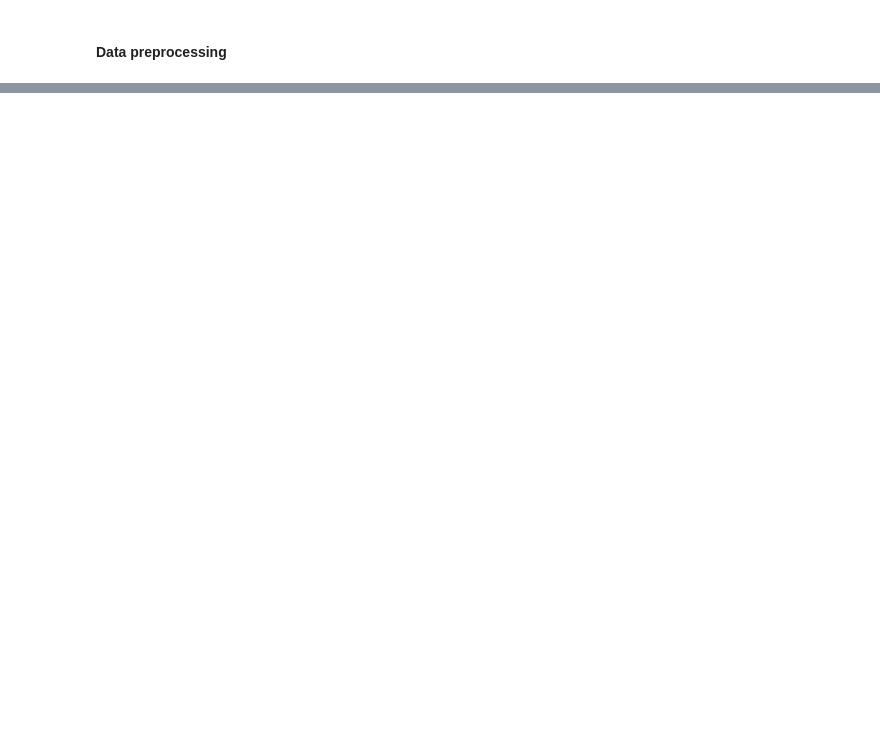
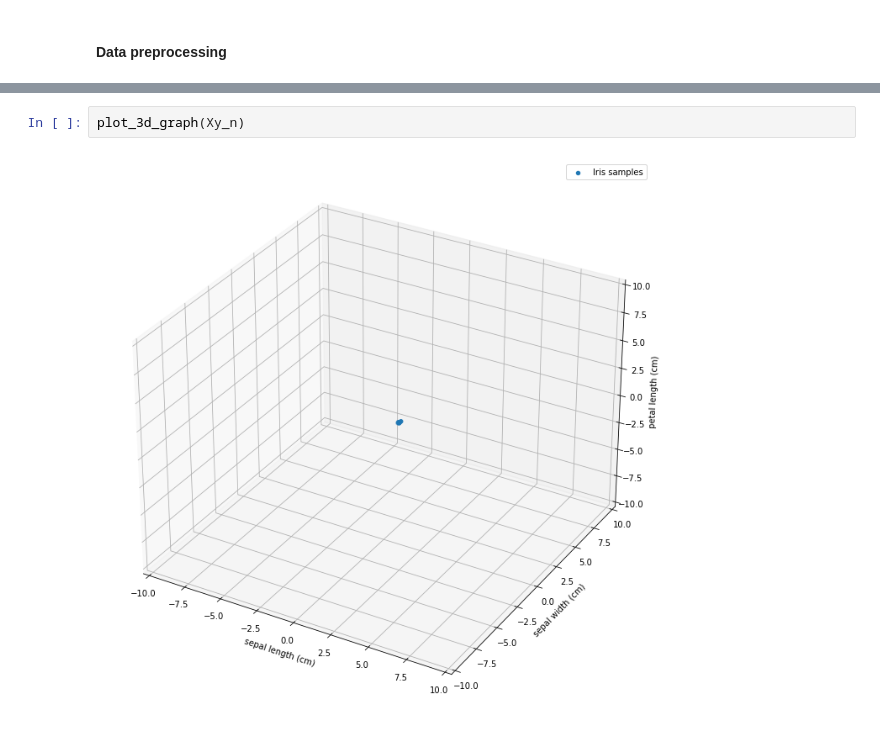
Before and after one commit to manuelmaior29/ds-playground, a Jupyter notebook: micrograd/application_iris.ipynb, the cells around one changed output, grey strips where cells are left out. Saved outputs shown, nothing was run; the diff lists cells and outputs as text; blank space fills up the shorter version.

```diff
--- a/micrograd/application_iris.ipynb
+++ b/micrograd/application_iris.ipynb
@@ -62,0 +75,4 @@ iris_df
+# %%
+plot_3d_graph(Xy_n)
+# %% [output]
+[figure, added]
```
Also changed, not shown: parts of 6 cells of this notebook.
